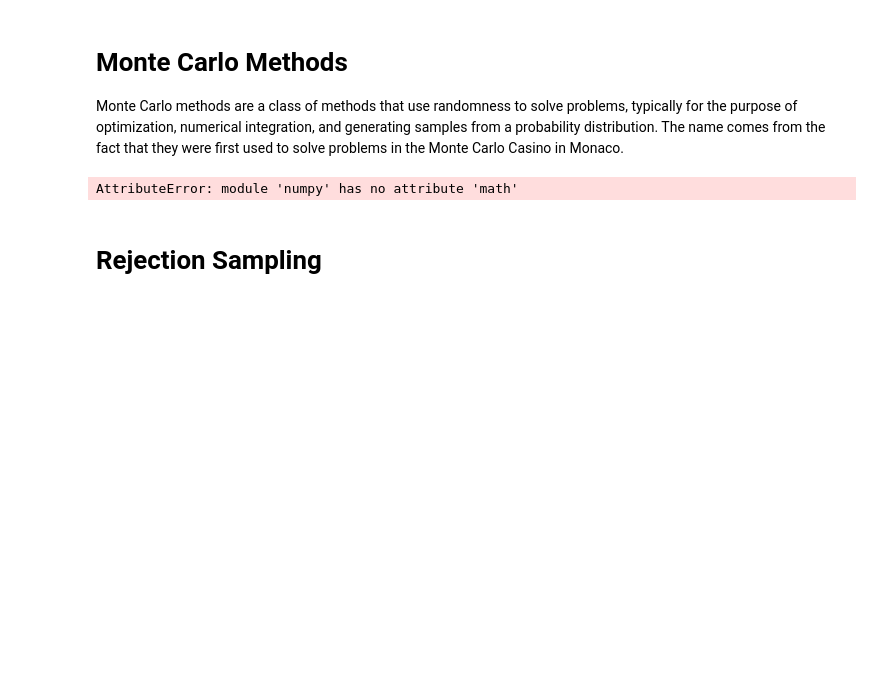
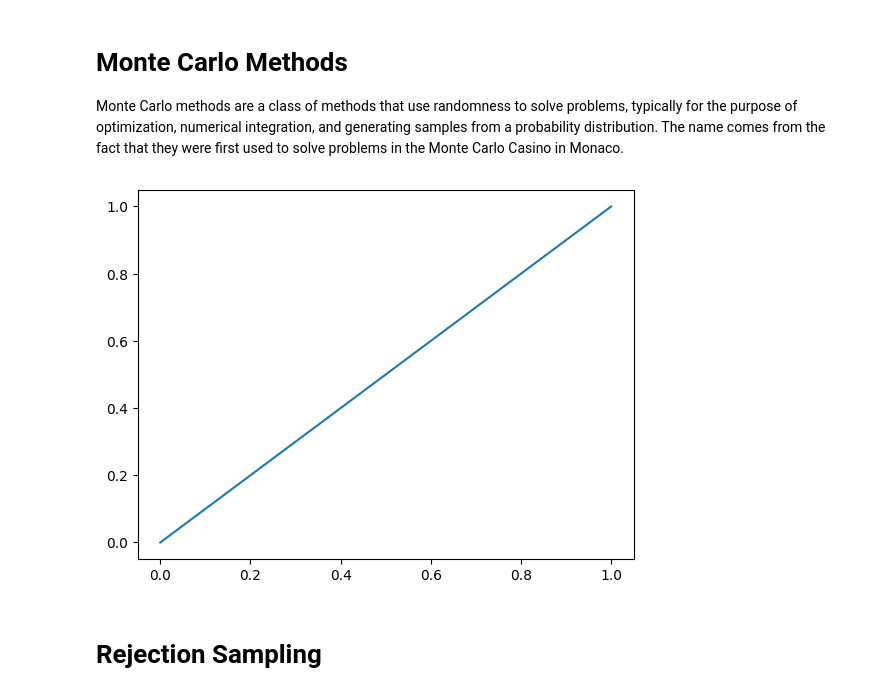
Before and after one commit to wrighj26/scicomp2_F25_wright, a Jupyter notebook: notebooks/Intro to Sampling.ipynb, the cells around one changed output. Saved outputs shown, nothing was run; the diff lists cells and outputs as text; code cells hidden in the pictures; blank space fills up the shorter version.

```diff
--- a/notebooks/Intro to Sampling.ipynb
+++ b/notebooks/Intro to Sampling.ipynb
@@ -89,17 +89,17 @@ interactive(children=(IntSlider(value=100, description='N', max=10000, min=100),
 Monte Carlo methods are a class of methods that use randomness to solve problems, typically for the purpose of optimization, numerical integration, and generating samples from a probability distribution.  The name comes from the fact that they were first used to solve problems in the Monte Carlo Casino in Monaco.
 # %%
 def Pr(w, n, p):
-    norm = np.math.factorial(n) / (np.math.factorial(w) * np.math.factorial(n-w))
+    norm = math.factorial(n) / (math.factorial(w) * math.factorial(n-w))
     return norm * p**w * (1-p)**(n-w)
 
 obs = 'W'
 w = obs.count('W')
 n = len(obs)
 
 ps = np.linspace(0, 1, 100)
 plt.plot(ps, Pr(w, n, p=ps));
 # %% [output]
-AttributeError: module 'numpy' has no attribute 'math'
+[figure, added]
 # %% [markdown]
 # Rejection Sampling
 # %% [markdown]
```
Also changed, not shown: parts of 12 cells of this notebook, 2 other files.
